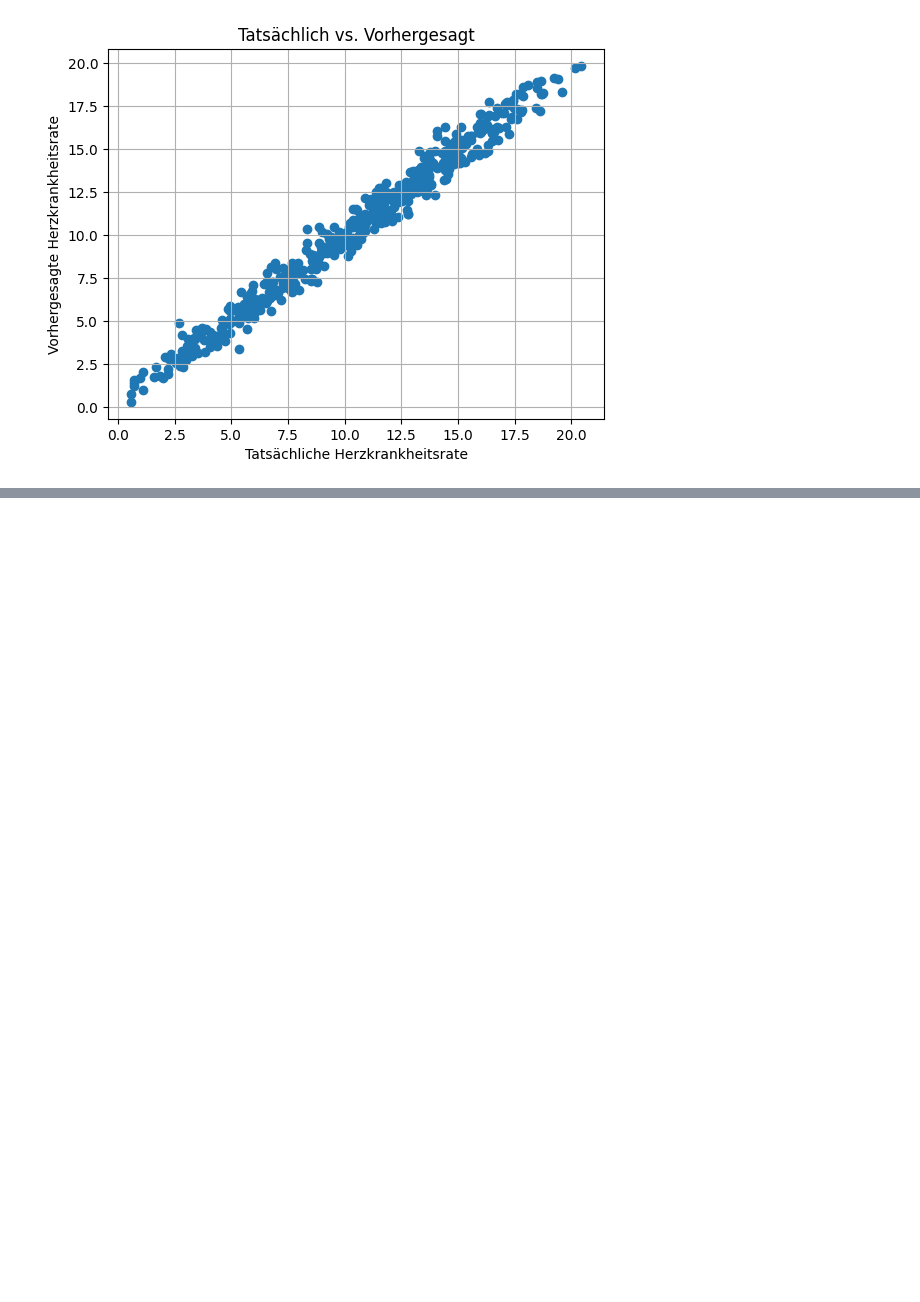
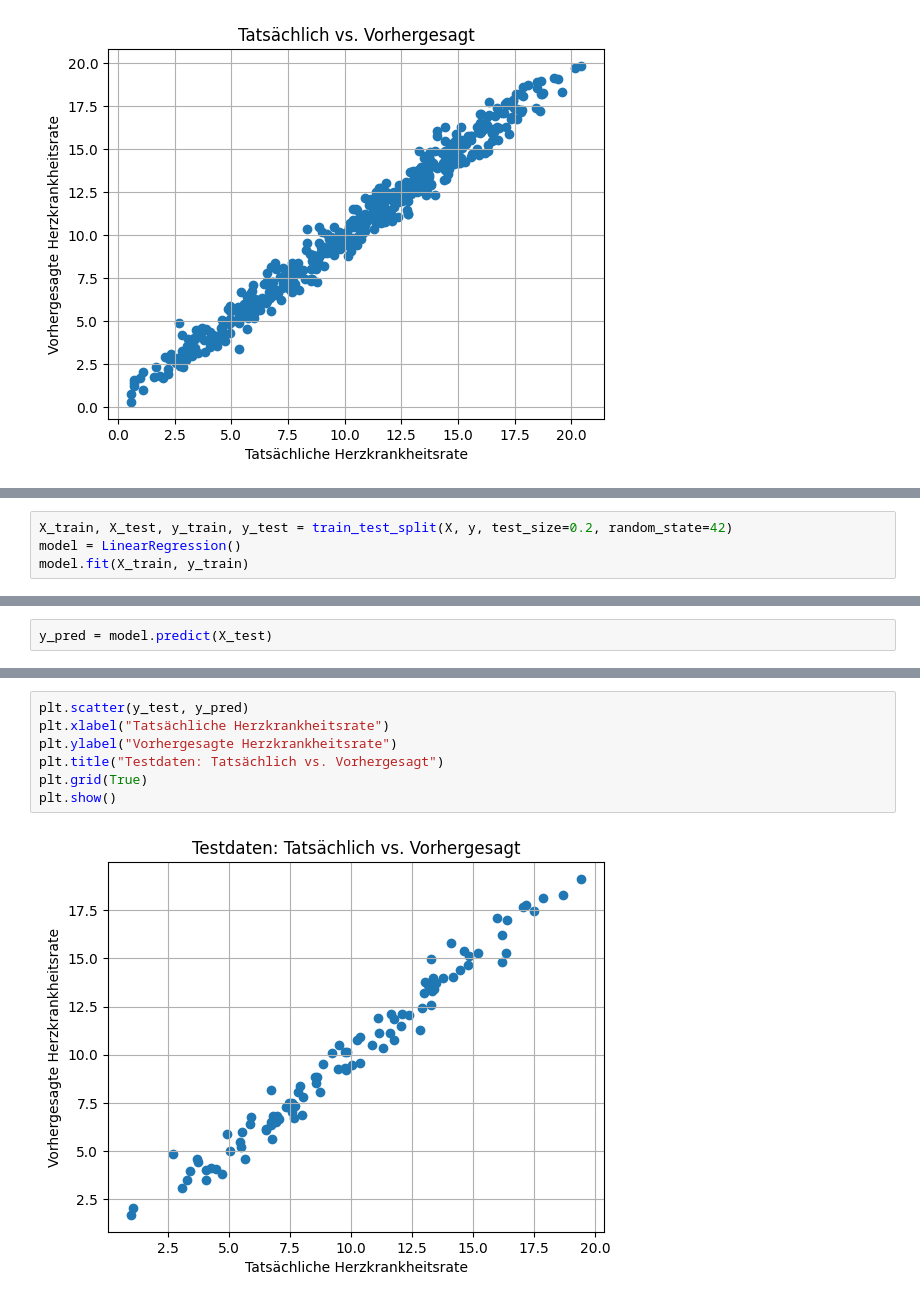
Before and after one commit to lilithUmit/AMLHC_Tasks_LH, a Jupyter notebook: src/python/task4_1.ipynb, the cells around one changed output, grey strips where cells are left out. Cells and saved outputs as stored; diff of their text form; blank space fills up the shorter version.

Commit message:
Modell trainieren

```diff
--- a/src/python/task4_1.ipynb
+++ b/src/python/task4_1.ipynb
@@ -85,0 +94,4 @@ plt.show()
+# %%
+X_train, X_test, y_train, y_test = train_test_split(X, y, test_size=0.2, random_state=42)
+model = LinearRegression()
+model.fit(X_train, y_train)
@@ -85,0 +100,2 @@ plt.show()
+# %%
+y_pred = model.predict(X_test)
@@ -85,0 +111,9 @@ plt.show()
+# %%
+plt.scatter(y_test, y_pred)
+plt.xlabel("Tatsächliche Herzkrankheitsrate")
+plt.ylabel("Vorhergesagte Herzkrankheitsrate")
+plt.title("Testdaten: Tatsächlich vs. Vorhergesagt")
+plt.grid(True)
+plt.show()
+# %% [output]
+[figure, added]
```
Also changed, not shown: parts of 4 cells of this notebook.
